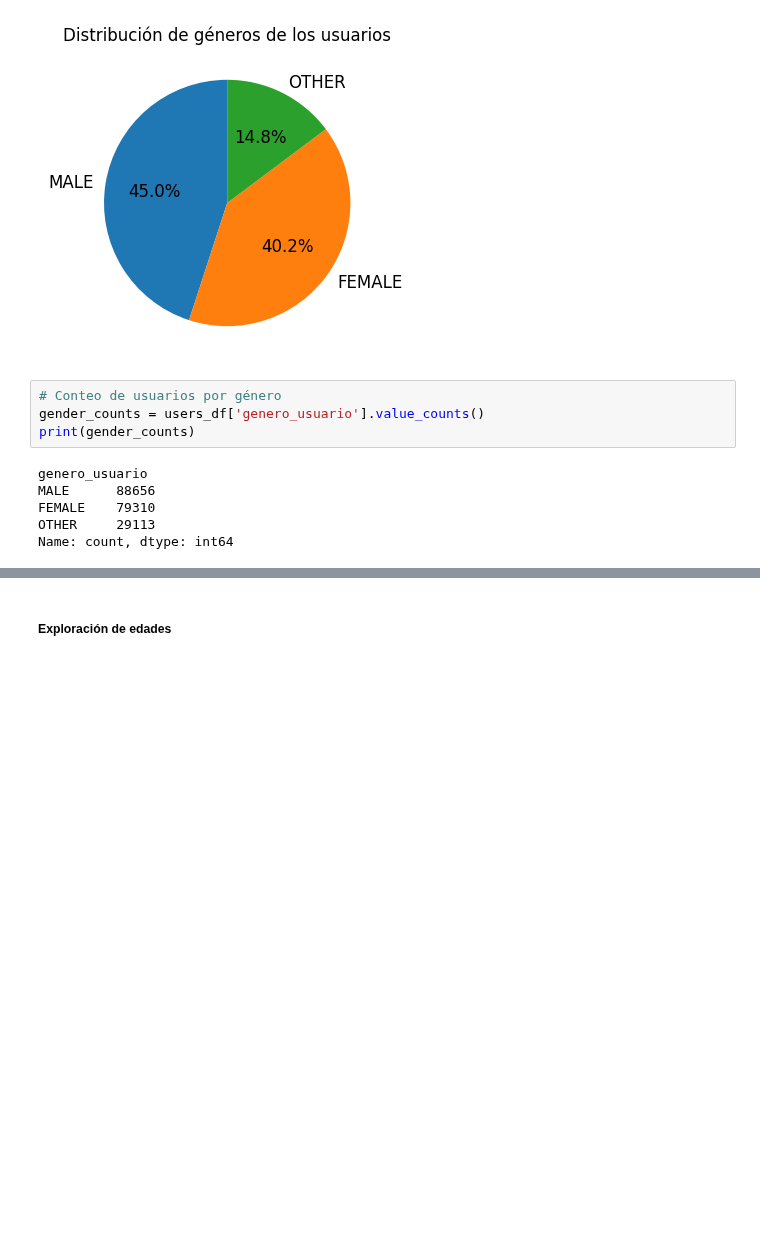
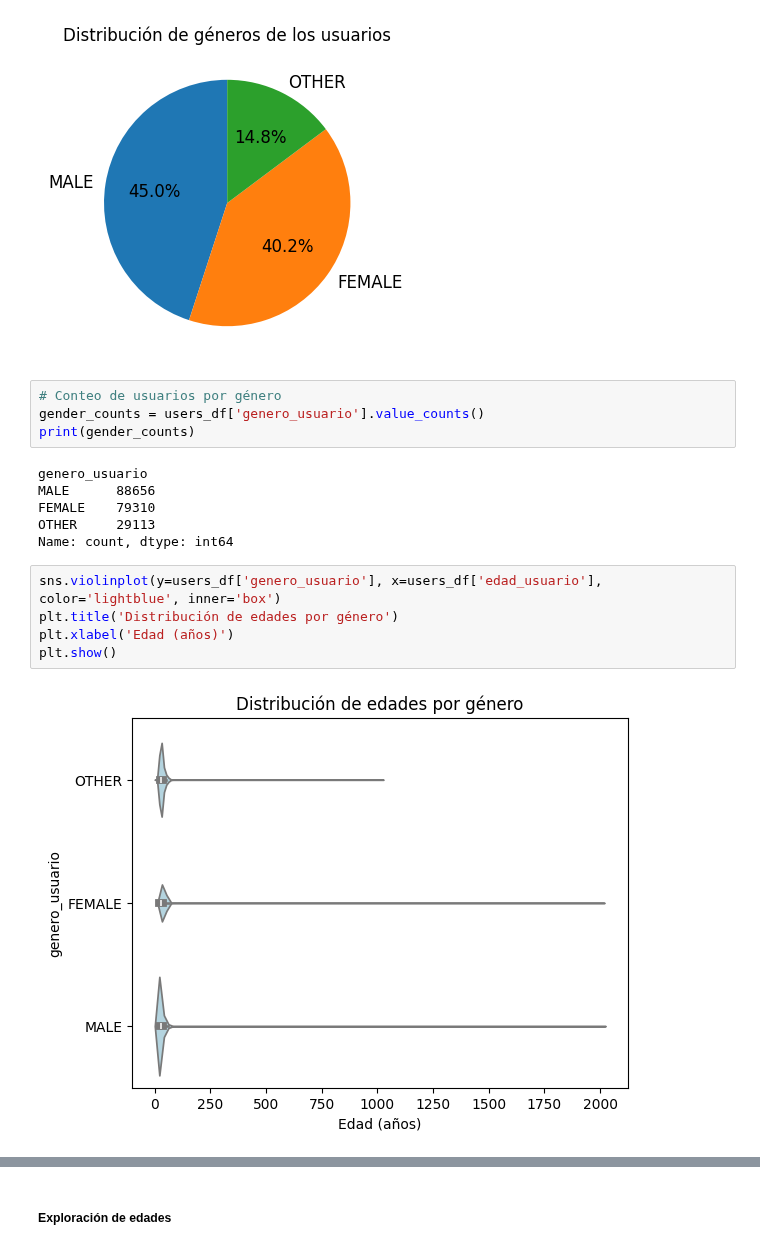
Before and after one commit to ArielMatC/ceia-andd-g2, a Jupyter notebook: data_analysis.ipynb, the cells around one changed output, grey strips where cells are left out. Saved outputs shown, nothing was run; the diff lists cells and outputs as text; blank space fills up the shorter version.

```diff
--- a/data_analysis.ipynb
+++ b/data_analysis.ipynb
@@ -128,3 +147,10 @@ MALE      88656
 FEMALE    79310
 OTHER     29113
 Name: count, dtype: int64
+# %%
+sns.violinplot(y=users_df['genero_usuario'], x=users_df['edad_usuario'], color='lightblue', inner='box')
+plt.title('Distribución de edades por género')
+plt.xlabel('Edad (años)')
+plt.show()
+# %% [output]
+[figure, added]
```
Also changed, not shown: parts of 40 cells of this notebook, 2 other files.
